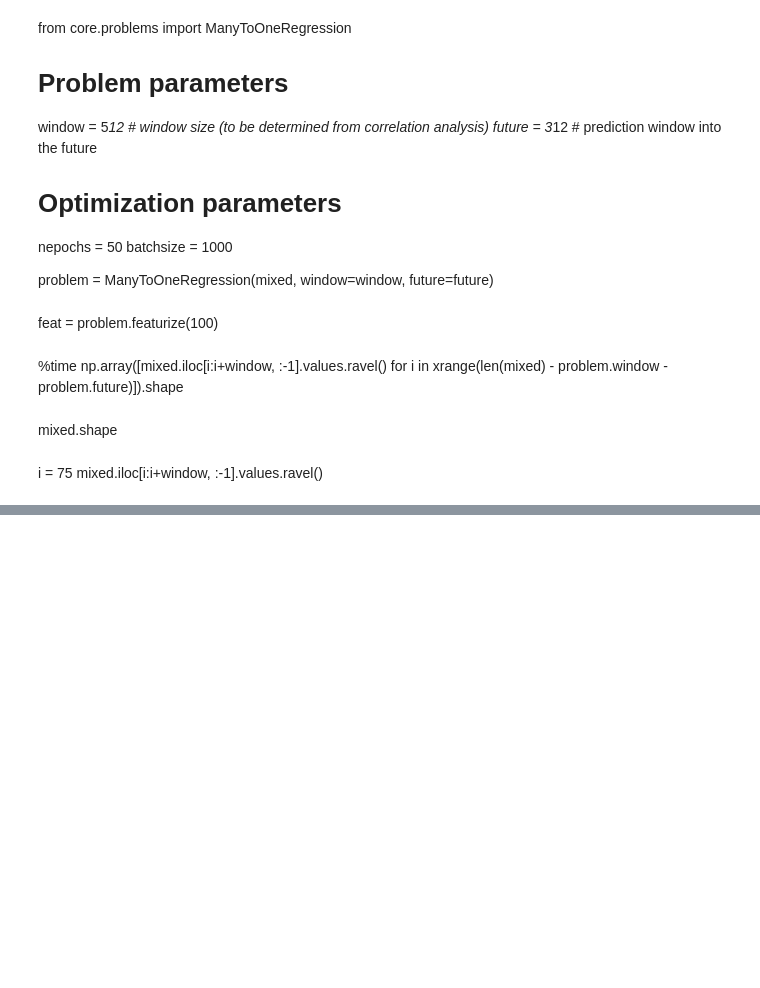
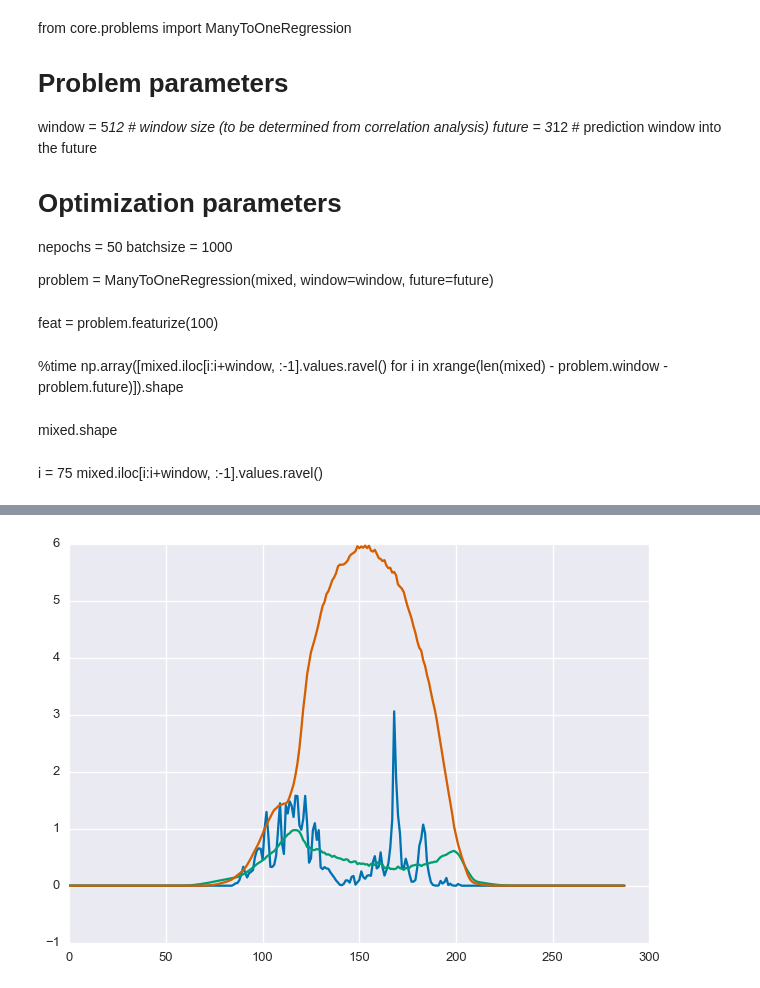
Before and after one commit to bmeyers/SolarForecasting, a Jupyter notebook: scratch_work_bennet.ipynb, the cells around one changed output, grey strips where cells are left out. Saved outputs shown, nothing was run; the diff lists cells and outputs as text; code cells hidden in the pictures; blank space fills up the shorter version.

```diff
--- a/scratch_work_bennet.ipynb
+++ b/scratch_work_bennet.ipynb
@@ -78,0 +81,8 @@ for i in xrange(estimates.shape[1]):
+# %%
+DAY = 175
+scs.reconstruct_day(DAY, n=3)
+estimates = scs.estimate_clearsky(np.s_[DAY:DAY+1])
+for i in xrange(estimates.shape[1]):
+    plt.plot(estimates[:, i])
+# %% [output]
+[figure, added]
```
Also changed, not shown: parts of 5 cells of this notebook.
